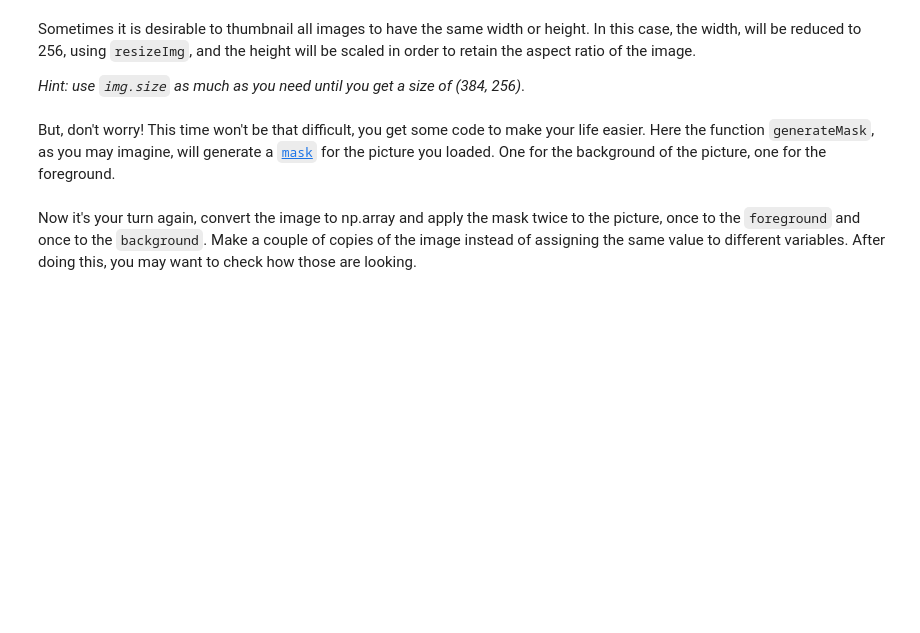
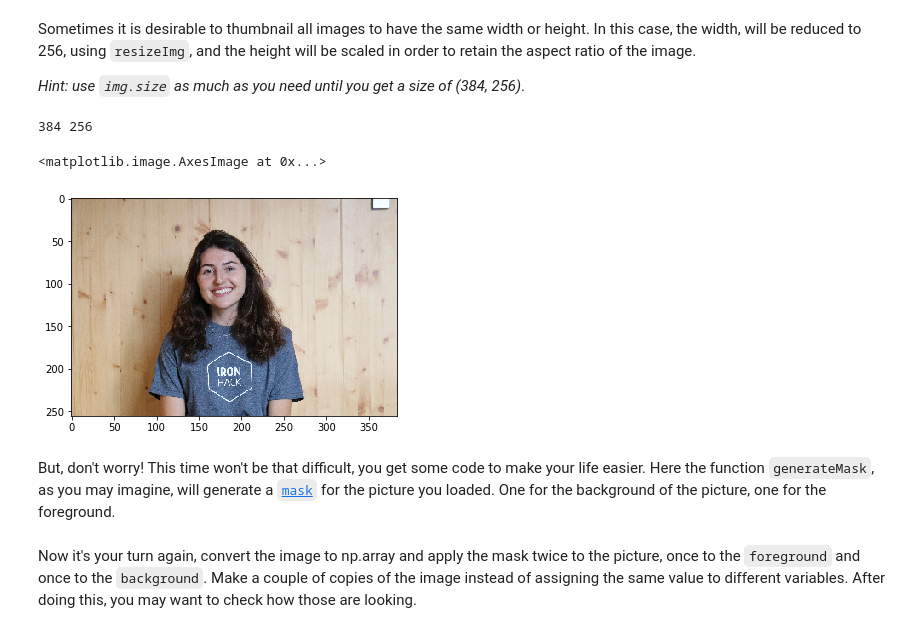
Before and after one commit to blancalluch/ImageSegmentation, a Jupyter notebook: main.ipynb, the cells around one changed output. Drawn from its saved outputs; the diff is of its cells as text; code cells hidden in the pictures; blank space fills up the shorter version.

```diff
--- a/main.ipynb
+++ b/main.ipynb
@@ -54,3 +57,14 @@ Sometimes it is desirable to thumbnail all images to have the same width or heig
+# %%
+# Your code here
+plt.figure()
+img_rs = img.resize((384, 256))
+width, height = img_rs.size
+print(width, height)
+plt.imshow(img_rs)
+# %% [output]
+384 256
+<matplotlib.image.AxesImage at 0x...>
+[figure, added]
 # %% [markdown]
 But, don't worry! This time won't be that difficult, you get some code to make your life easier.
 Here the function `generateMask`, as you may imagine, will generate a [`mask`](http://www.xinapse.com/Manual/masking.html) for the picture you loaded. One for the background of the picture, one for the foreground.
```
Also changed, not shown: parts of 24 cells of this notebook, 1 other file.
